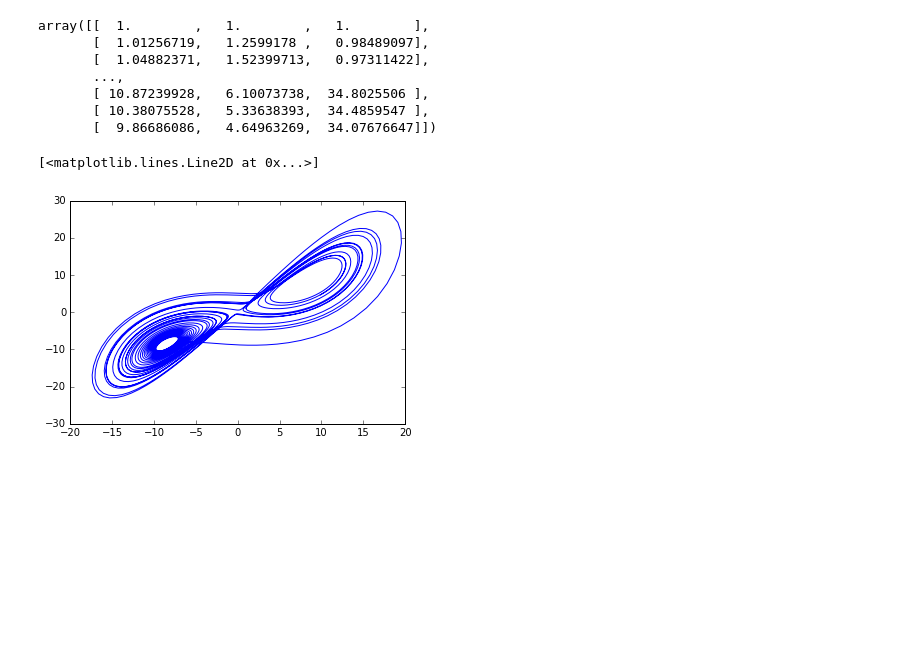
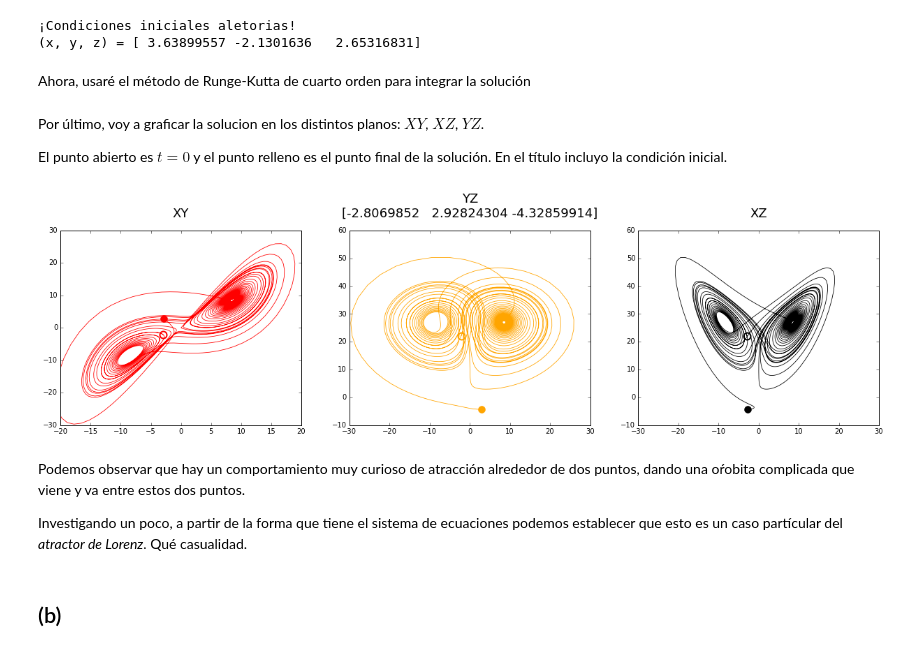
Before and after one commit to jeronimozc/FisicaComputacional_2017-1, a Jupyter notebook: Tarea1/problema_4.ipynb, the cells around one changed output. Drawn from its saved outputs; the diff is of its cells as text; code cells hidden in the pictures; blank space fills up the shorter version.

```diff
--- a/Tarea1/problema_4.ipynb
+++ b/Tarea1/problema_4.ipynb
@@ -15,17 +20,55 @@ def sistema(x,t):
+# %%
+inicial = uniform(-5.0,+5.0,size=(3,))
+dominio = [0,30] # rango para t
+print("¡Condiciones iniciales aletorias!\n(x, y, z) = {}".format(inicial))
+# %% [output]
+¡Condiciones iniciales aletorias!
+(x, y, z) = [ 3.63899557 -2.1301636   2.65316831]
+# %% [markdown]
+Ahora, usaré el método de Runge-Kutta de cuarto orden para integrar la solución
 # %%
 t,sol = int_rk4(sistema,inicial,dominio,h=0.01)
-# %%
-sol
-# %% [output]
-array([[  1.        ,   1.        ,   1.        ],
-       [  1.01256719,   1.2599178 ,   0.98489097],
-       [  1.04882371,   1.52399713,   0.97311422],
-       ...,
-       [ 10.87239928,   6.10073738,  34.8025506 ],
-       [ 10.38075528,   5.33638393,  34.4859547 ],
-       [  9.86686086,   4.64963269,  34.07676647]])
-# %%
-plot(sol[:,0],sol[:,1])
-# %% [output]
-[<matplotlib.lines.Line2D at 0x...>]
-[figure, removed]
+# %% [markdown]
+Por último, voy a graficar la solucion en los distintos planos: $XY$, $XZ$, $YZ$.
+
+El punto abierto es $t=0$ y el punto relleno es el punto final de la solución. En el título incluyo la condición inicial.
+# %%
+fig = figure(figsize=(21,5))
+
+aXY = fig.add_subplot(1,3,1)
+t = "XY"
+aXY.set_title(t, fontsize=18, y=1.05)
+aXY.plot(sol[:,0],sol[:,1],color="red",lw=0.8)
+aXY.plot(sol[0,0],sol[0,1],
+         ".",markersize=20,color="red")
+aXY.plot(sol[-1,0],sol[-1,1],
+     ".",markersize=20,color="red",markerfacecolor="None",markeredgewidth=2)
+aXY.set_xlim(-20,20); aXY.set_ylim(-30,+30);
+
+aYZ = fig.add_subplot(1,3,2)
+t = "YZ\n{}".format(inicial)
+aYZ.set_title(t, fontsize=18, y=1.05)
+aYZ.plot(sol[:,1],sol[:,2],color="orange",lw=0.8)
+aYZ.plot(sol[0,1],sol[0,2],
+         ".",markersize=20,color="orange")
+aYZ.plot(sol[-1,1],sol[-1,2],
+     ".",markersize=20,color="orange",markerfacecolor="None",markeredgewidth=2)
+aYZ.set_xlim(-30,30); aYZ.set_ylim(-10,60);
+
+aXZ = fig.add_subplot(1,3,3)
+t = "XZ"
+aXZ.set_title(t, fontsize=18, y=1.05)
+aXZ.plot(sol[:,0],sol[:,2],color="black",lw=0.8)
+aXZ.plot(sol[+0,0],sol[+0,2],
+         ".",markersize=20,color="black")
+aXZ.plot(sol[-1,0],sol[-1,2],
+         ".",markersize=20,color="black",markerfacecolor="None",markeredgewidth=2)
+aXZ.set_xlim(-30,30); aXZ.set_ylim(-10,60);
+# %% [output]
+[figure, added]
+# %% [markdown]
+Podemos observar que hay un comportamiento muy curioso de atracción alrededor de dos puntos, dando una oŕobita complicada que viene y va entre estos dos puntos.
+
+Investigando un poco, a partir de la forma que tiene el sistema de ecuaciones podemos establecer que esto es un caso partícular del _atractor de Lorenz_. Qué casualidad.
+# %% [markdown]
+## (b)
```
Also changed, not shown: parts of 10 cells of this notebook, 1 other file.
